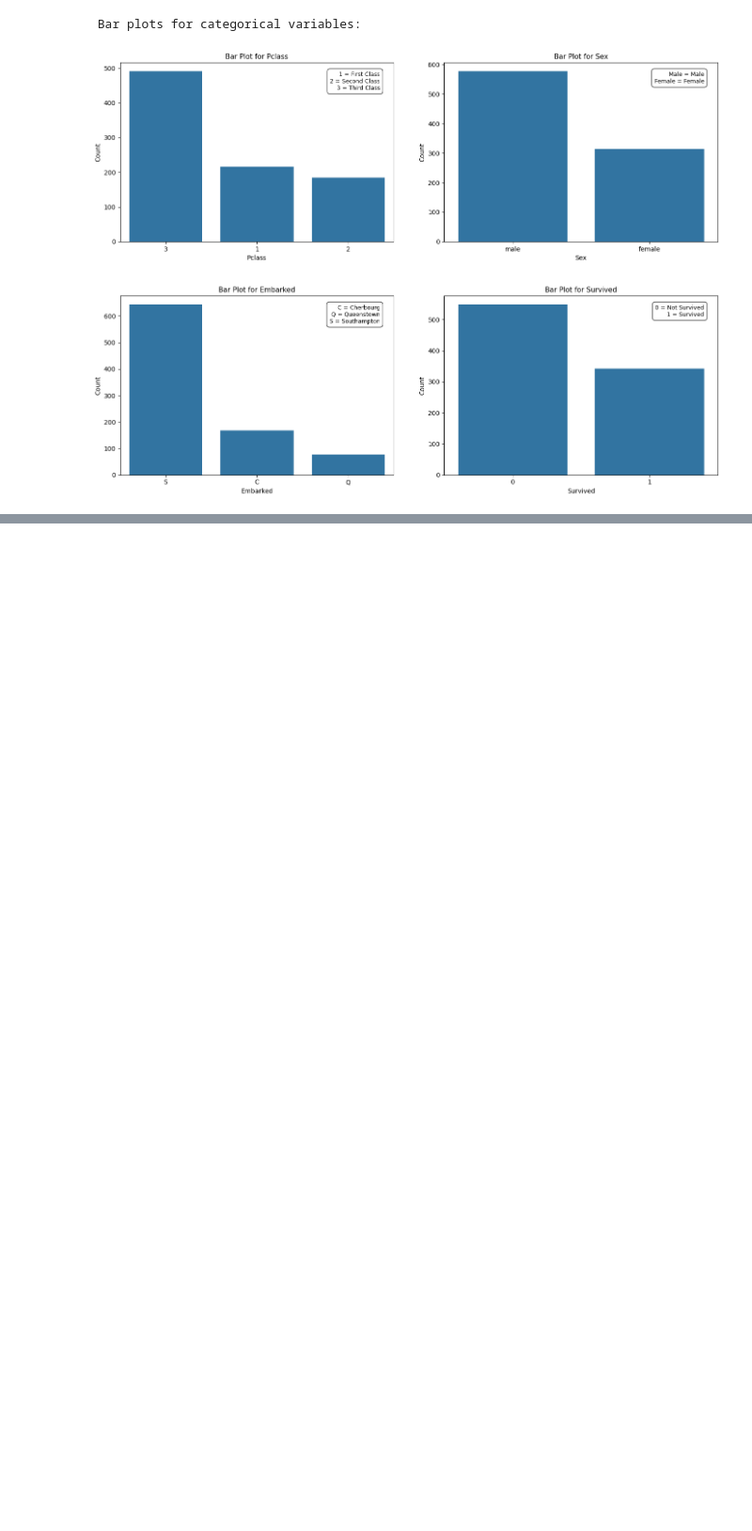
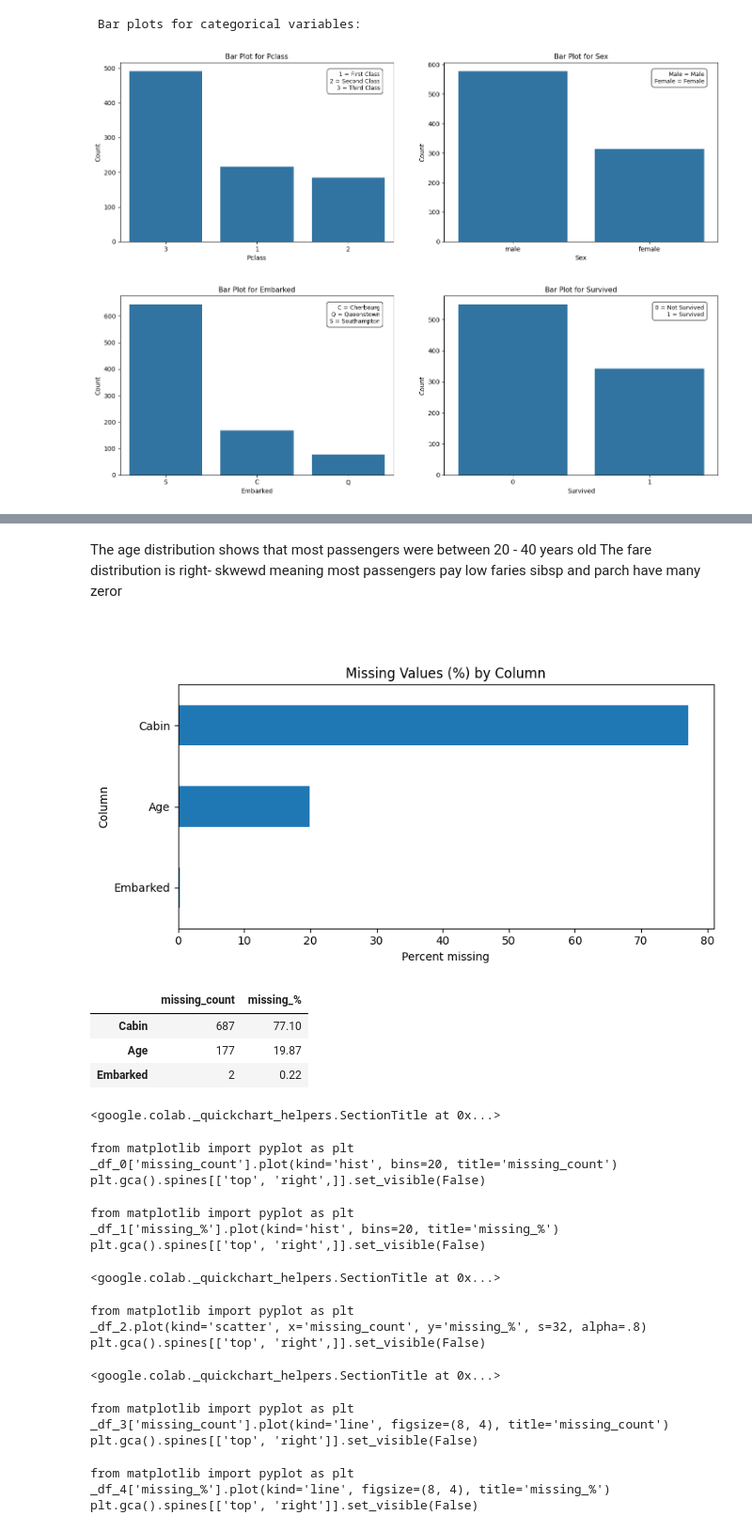
Before and after one commit to Leenasmk3/IT326-DataMining-Project, a Jupyter notebook: Phase2.ipynb, the cells around one changed output, grey strips where cells are left out. Shown at 94% size. Drawn from its saved outputs; the diff is of its cells as text; code cells hidden in the pictures; blank space fills up the shorter version.

````diff
--- a/Phase2.ipynb
+++ b/Phase2.ipynb
@@ -200,0 +215,40 @@ plt.show()
+# %% [markdown]
+The age distribution shows that most passengers were between 20 - 40 years old
+The fare distribution is right- skwewd meaning most passengers pay low faries
+sibsp and parch have many zeror
+```
+# %%
+# Missing values and their analysis
+missing_cnt = df.isnull().sum()
+missing_pct = (missing_cnt / len(df) * 100).round(2)
+miss = (missing_pct[missing_cnt > 0]).sort_values()
+plt.figure(figsize=(8,4))
+miss.plot(kind='barh')
+plt.title('Missing Values (%) by Column')
+plt.xlabel('Percent missing'); plt.ylabel('Column')
+plt.tight_layout(); plt.show()
+pd.DataFrame({'missing_count': missing_cnt, 'missing_%': missing_pct}).query('missing_count > 0').sort_values('missing_%', ascending=False)
+# %% [output]
+[figure, added]
+|  | missing_count | missing_% |
+| Cabin | 687 | 77.10 |
+| Age | 177 | 19.87 |
+| Embarked | 2 | 0.22 |
+<google.colab._quickchart_helpers.SectionTitle at 0x...>
+from matplotlib import pyplot as plt
+_df_0['missing_count'].plot(kind='hist', bins=20, title='missing_count')
+plt.gca().spines[['top', 'right',]].set_visible(False)
+from matplotlib import pyplot as plt
+_df_1['missing_%'].plot(kind='hist', bins=20, title='missing_%')
+plt.gca().spines[['top', 'right',]].set_visible(False)
+<google.colab._quickchart_helpers.SectionTitle at 0x...>
+from matplotlib import pyplot as plt
+_df_2.plot(kind='scatter', x='missing_count', y='missing_%', s=32, alpha=.8)
+plt.gca().spines[['top', 'right',]].set_visible(False)
+<google.colab._quickchart_helpers.SectionTitle at 0x...>
+from matplotlib import pyplot as plt
+_df_3['missing_count'].plot(kind='line', figsize=(8, 4), title='missing_count')
+plt.gca().spines[['top', 'right']].set_visible(False)
+from matplotlib import pyplot as plt
+_df_4['missing_%'].plot(kind='line', figsize=(8, 4), title='missing_%')
+plt.gca().spines[['top', 'right']].set_visible(False)
````
Also changed, not shown: parts of 6 cells of this notebook.
